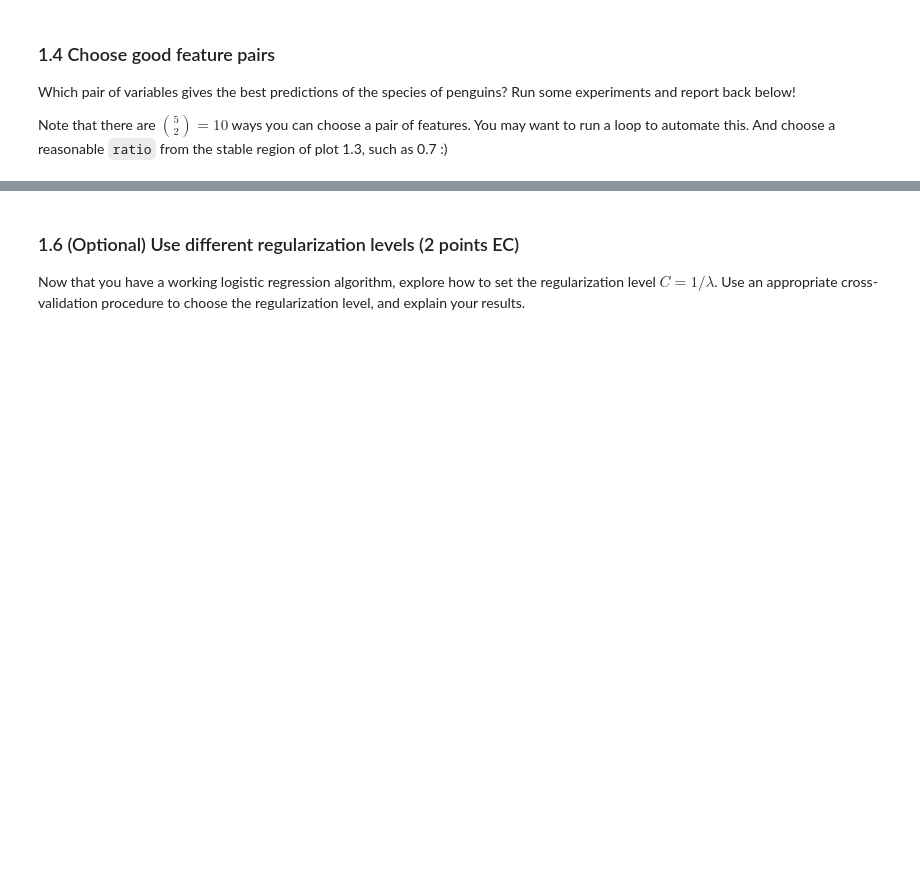
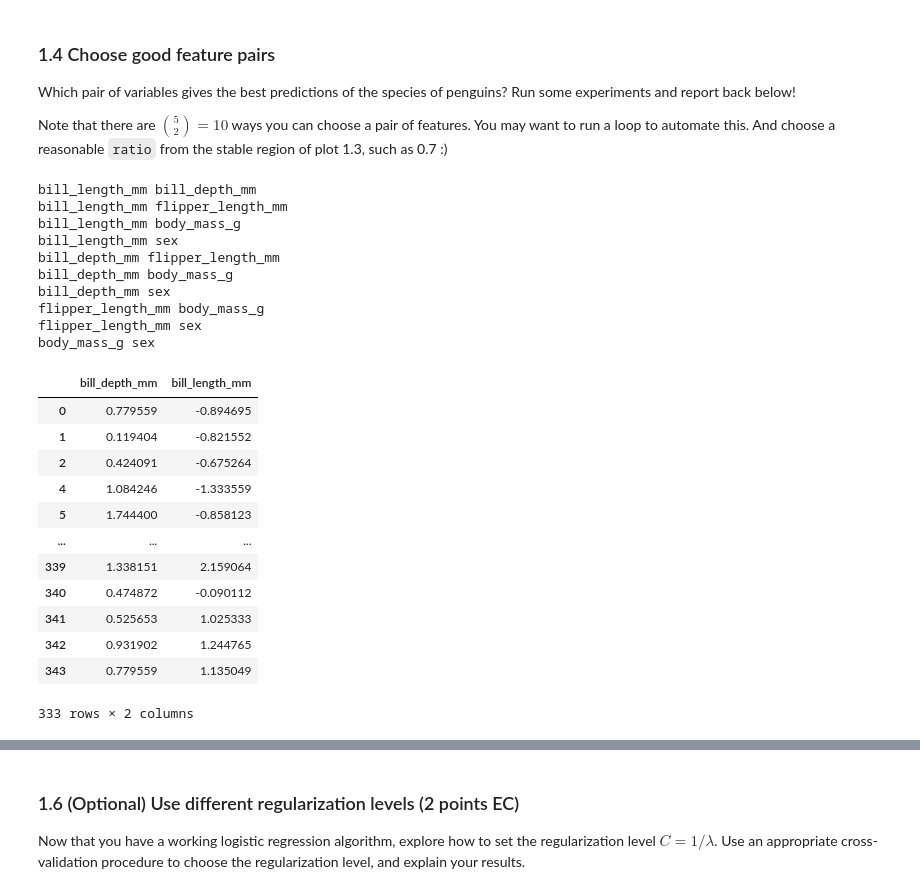
Before and after one commit to yuhanqianns94/Intro-to-ML, a Jupyter notebook: assignments/assn2/assn2.ipynb, the cells around one changed output, grey strips where cells are left out. Cells and saved outputs as stored; diff of their text form; code cells hidden in the pictures; blank space fills up the shorter version.

```diff
--- a/assignments/assn2/assn2.ipynb
+++ b/assignments/assn2/assn2.ipynb
@@ -268,6 +268,37 @@ plt.show()
 Which pair of variables gives the best predictions of the species of penguins? Run some experiments and report back below!
 
 Note that there are ${5 \choose 2} = 10$ ways you can choose a pair of features. You may want to run a loop to automate this. And choose a reasonable `ratio` from the stable region of plot 1.3, such as 0.7 :)
+# %%
+for i in range(len(columns)):
+  for j in range(i+1,len(columns)):
+    print(columns[i],columns[j])
+i = 0
+j = 1
+X[[columns[j],columns[i]]]
+# %% [output]
+bill_length_mm bill_depth_mm
+bill_length_mm flipper_length_mm
+bill_length_mm body_mass_g
+bill_length_mm sex
+bill_depth_mm flipper_length_mm
+bill_depth_mm body_mass_g
+bill_depth_mm sex
+flipper_length_mm body_mass_g
+flipper_length_mm sex
+body_mass_g sex
+|  | bill_depth_mm | bill_length_mm |
+| 0 | 0.779559 | -0.894695 |
+| 1 | 0.119404 | -0.821552 |
+| 2 | 0.424091 | -0.675264 |
+| 4 | 1.084246 | -1.333559 |
+| 5 | 1.744400 | -0.858123 |
+| ... | ... | ... |
+| 339 | 1.338151 | 2.159064 |
+| 340 | 0.474872 | -0.090112 |
+| 341 | 0.525653 | 1.025333 |
+| 342 | 0.931902 | 1.244765 |
+| 343 | 0.779559 | 1.135049 |
+333 rows × 2 columns
 # %%
 # todo:
 # your code starts here
```
Also changed, not shown: parts of 2 cells of this notebook.
